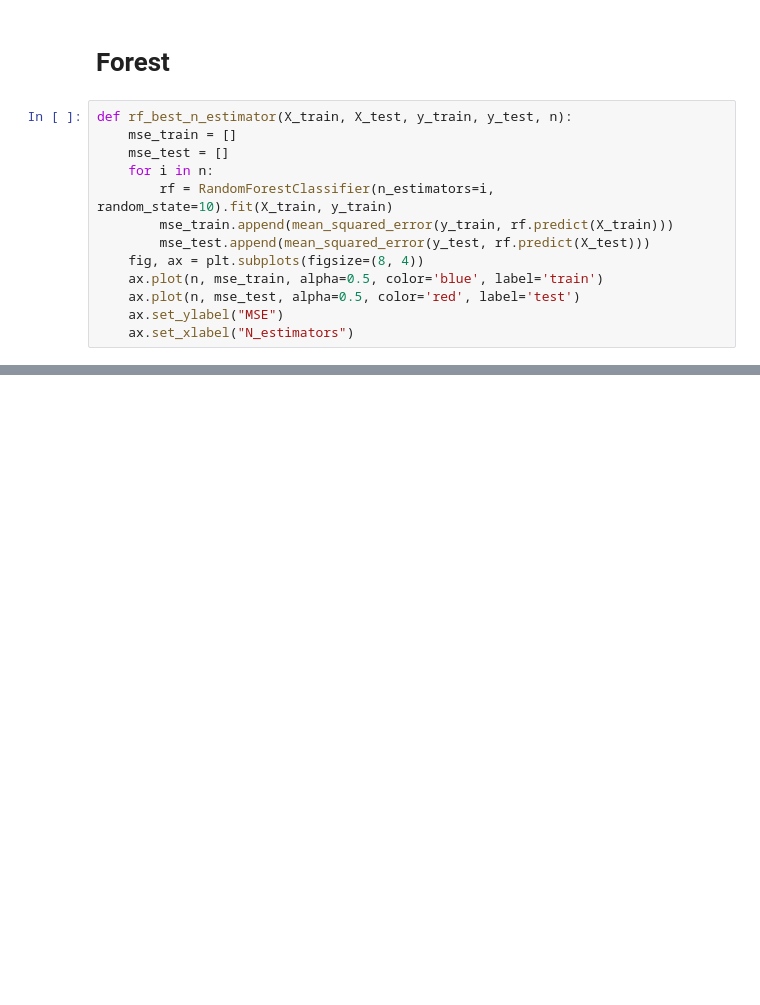
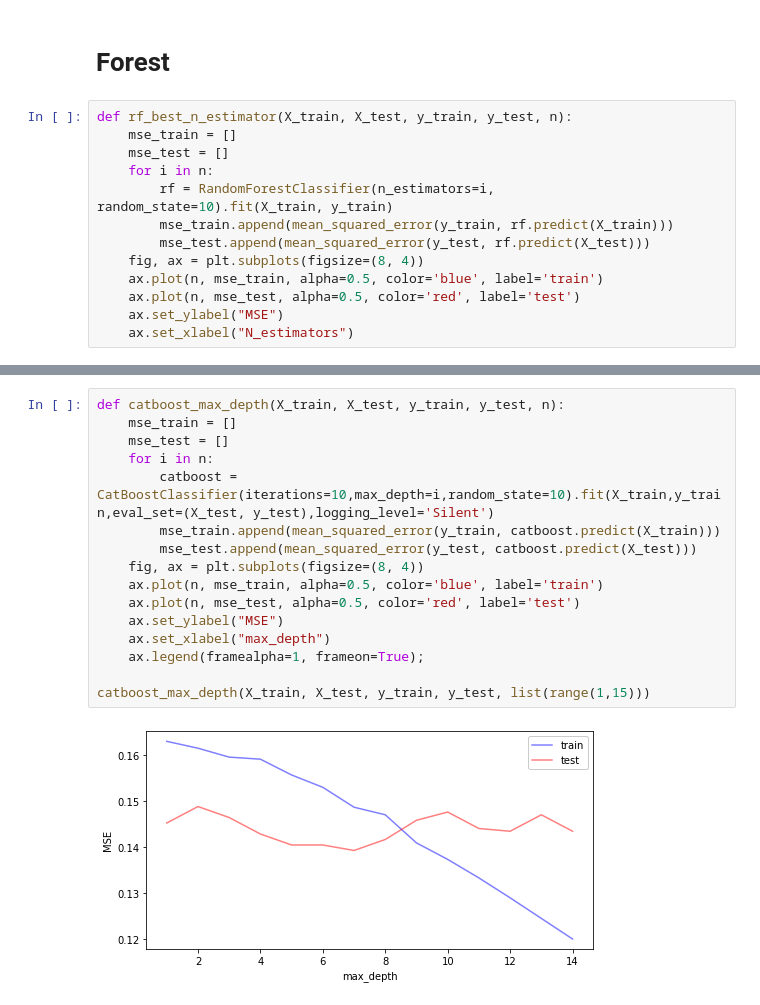
Before and after one commit to Danil181099/Python, a Jupyter notebook: Classification Tree.ipynb, the cells around one changed output, grey strips where cells are left out. Saved outputs shown, nothing was run; the diff lists cells and outputs as text; blank space fills up the shorter version.

```diff
--- a/Classification Tree.ipynb
+++ b/Classification Tree.ipynb
@@ -117,0 +149,18 @@ print(cm)
+# %%
+def catboost_max_depth(X_train, X_test, y_train, y_test, n):
+    mse_train = []
+    mse_test = []
+    for i in n:
+        catboost = CatBoostClassifier(iterations=10,max_depth=i,random_state=10).fit(X_train,y_train,eval_set=(X_test, y_test),logging_level='Silent')
+        mse_train.append(mean_squared_error(y_train, catboost.predict(X_train)))
+        mse_test.append(mean_squared_error(y_test, catboost.predict(X_test)))
+    fig, ax = plt.subplots(figsize=(8, 4))
+    ax.plot(n, mse_train, alpha=0.5, color='blue', label='train')
+    ax.plot(n, mse_test, alpha=0.5, color='red', label='test')
+    ax.set_ylabel("MSE")
+    ax.set_xlabel("max_depth")
+    ax.legend(framealpha=1, frameon=True);
+
+catboost_max_depth(X_train, X_test, y_train, y_test, list(range(1,15)))
+# %% [output]
+[figure, added]
```
Also changed, not shown: parts of 19 cells of this notebook, 5 other files.
